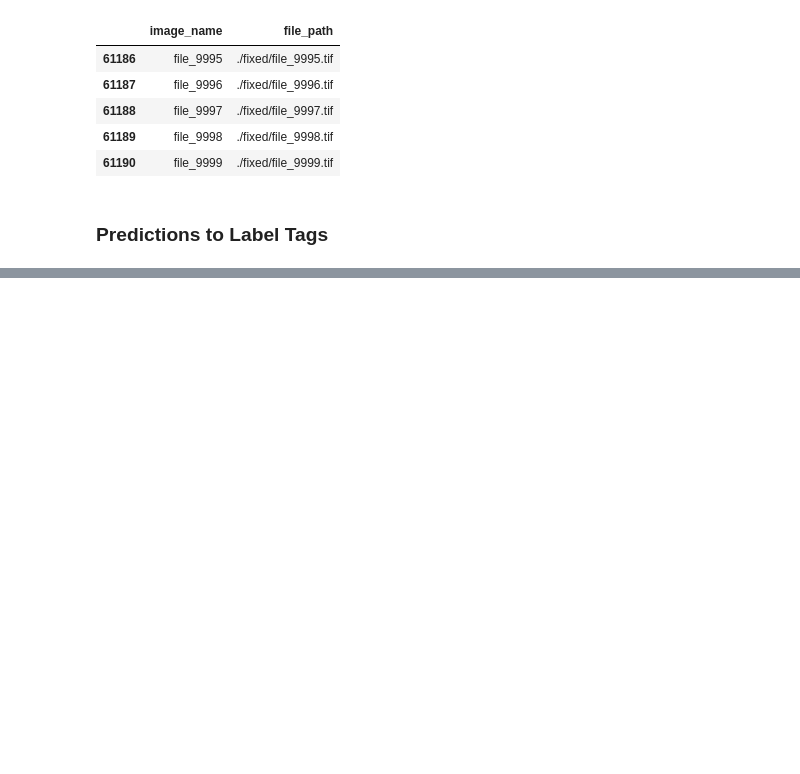
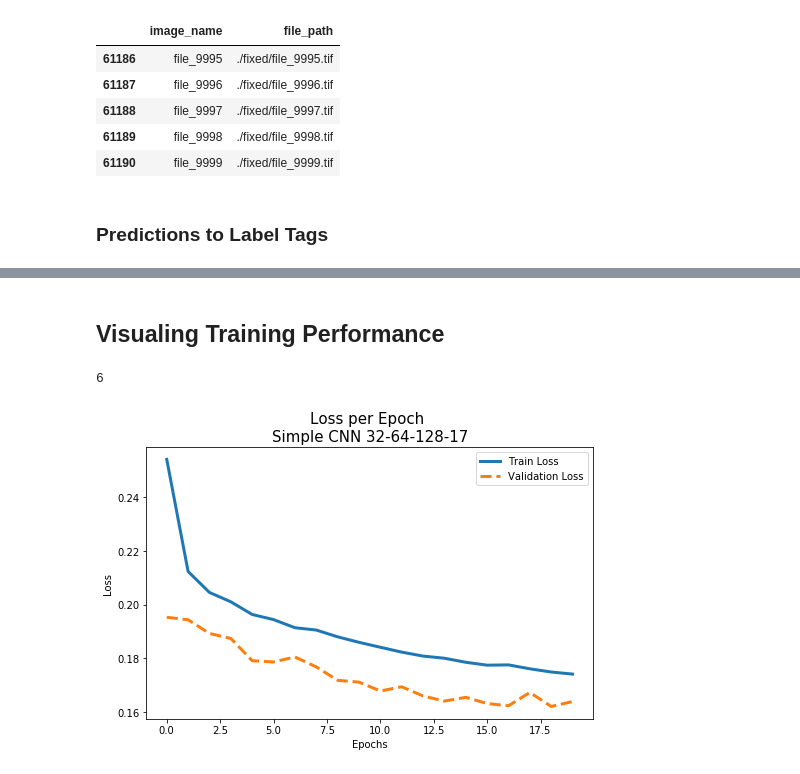
Before and after one commit to cameronbronstein/Planet-Amazon-Deep-Learning, a Jupyter notebook: 3 - Capstone - Modeling.ipynb, the cells around one changed output, grey strips where cells are left out. Drawn from its saved outputs; the diff is of its cells as text; code cells hidden in the pictures; blank space fills up the shorter version.

Commit message:
model notebook

```diff
--- a/3 - Capstone - Modeling.ipynb
+++ b/3 - Capstone - Modeling.ipynb
@@ -23,5 +51,5 @@ Couldn't import dot_parser, loading of dot files will not be possible.
 # %%
-training = pd.read_csv("./converted_data_files/files_and_labels_dataframe.csv")
+training = pd.read_csv("./kaggle_csv_files/files_and_labels_dataframe.csv")
 training['file_path'] = "./train_data/" + training['image_name'] + ".tif"
 training.head()
 # %% [output]
@@ -562,6 +167,0 @@ print(valid_generator.n//train_generator.batch_size + 1)
-# %%
-# trying out validation predictions so I can score validation set.
-test_generator.reset()
-validation_pred = model.predict_generator(valid_generator,
-                                          steps = (valid_generator.n//valid_generator.batch_size + 1),
-                                          verbose = 1)
@@ -645,9 +167,0 @@ cnn.compile(optimizer = "adam",
-# %%
-cnn.fit_generator(train_generator,
-                  steps_per_epoch = train_generator.n//train_generator.batch_size,
-                  validation_data = valid_generator,
-                  validation_steps = valid_generator.n//valid_generator.batch_size,
-#                     callbacks = early_stopping,
-                  epochs = 1,
-                  use_multiprocessing = True,
-                  verbose = 1)
@@ -756,0 +467,8 @@ print('Scores are {:.3f} (sklearn) and {:.3f} (keras)'.format(fbeta_sklearn, fbe
+# %%
+simple_cnn, model_history = run_model(data = training,
+                                      model = simple_cnn(input_shape=(128, 128, 3)),
+                                      num_epochs = 20,
+                                      labels = label_columns,
+                                      file_path = 'file_path',
+                                      batch_size = 32,
+                                      test_data = test_data)
@@ -756,0 +493,2 @@ print('Scores are {:.3f} (sklearn) and {:.3f} (keras)'.format(fbeta_sklearn, fbe
+# %% [markdown]
+## Visualing Training Performance
@@ -756,0 +498,22 @@ print('Scores are {:.3f} (sklearn) and {:.3f} (keras)'.format(fbeta_sklearn, fbe
+# %%
+len(model_history.history)
+# %% [output]
+6
+# %%
+plt.figure(figsize = (8, 5))
+plt.title("Loss per Epoch \nSimple CNN 32-64-128-17", fontsize = 15)
+
+plt.xlabel("Epochs")
+plt.ylabel("Loss")
+
+plt.plot(model_history.history['loss'],
+         label = "Train Loss",
+         linewidth = 3)
+plt.plot(model_history.history['val_loss'],
+         label = "Validation Loss",
+         linestyle = "--",
+         linewidth = 3)
+
+plt.legend();
+# %% [output]
+[figure, added]
```
Also changed, not shown: parts of 102 cells of this notebook.
